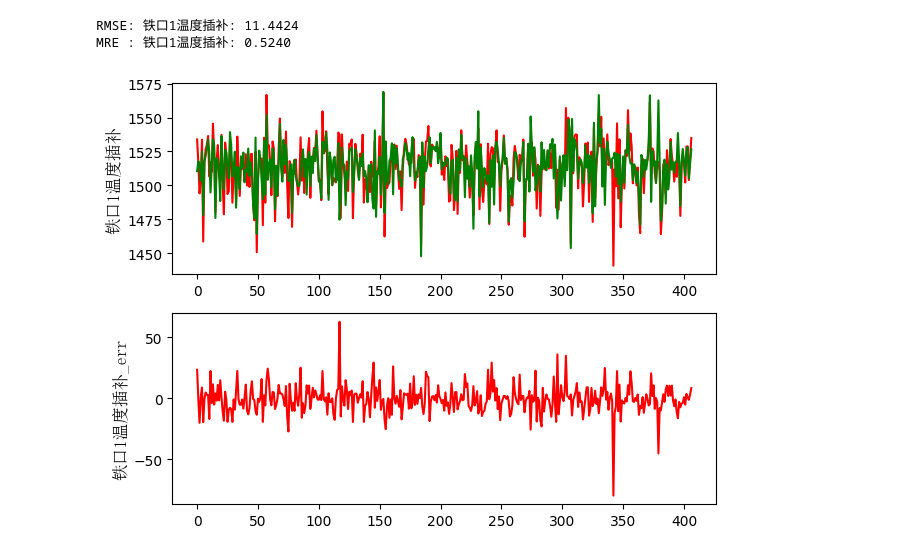
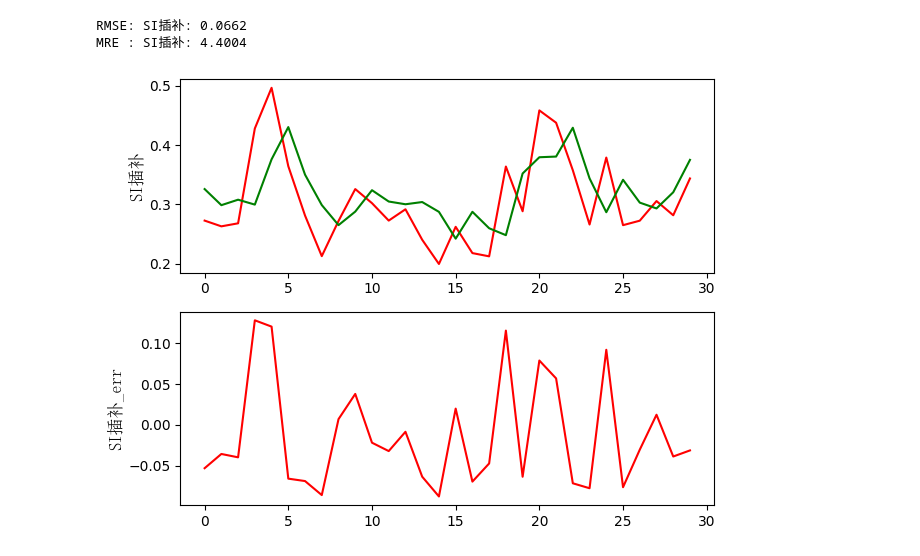
Before and after one commit to Mr-Kwok-2020/VScode, a Jupyter notebook: MPC/高炉/LSTM双向单个目标--高炉-预测控制.ipynb, the cells around one changed output. Cells and saved outputs as stored; diff of their text form; code cells hidden in the pictures.

```diff
--- a/MPC/高炉/LSTM双向单个目标--高炉-预测控制.ipynb
+++ b/MPC/高炉/LSTM双向单个目标--高炉-预测控制.ipynb
@@ -99,11 +165,11 @@ def plot_subplot(data_x,data_y,column,index_predict,index_gaolu):
 
 # length = 3000
 # start1 = 200
-# start2 = 4000
+# start2 = 4000   829
 
-length1 = 815
+length1 = 300
 start1 = 0
-length2 = 400
+length2 = 1200
 start2 = 0
 
 
@@ -192,6 +266,6 @@ print('每摄氏度的输出差：',(data3-data1)/(data4-data2))
 # %%
 # 组合训练数据--拆分训练、测试集
-test_size = 0.5
+test_size = 0.1
 def make_data(u1_data,u2_data,u3_data,u4_data,y1_data,test_size):
     u1_data = u1_data
     u2_data = u2_data
@@ -218,16 +292,16 @@ def make_data(u1_data,u2_data,u3_data,u4_data,y1_data,test_size):
 
 
 
-    X_train, X_test, y_train, y_test = train_test_split(X_reshaped, y_reshaped, test_size=test_size, random_state=42, shuffle=True)
+    # X_train, X_test, y_train, y_test = train_test_split(X_reshaped, y_reshaped, test_size=test_size, random_state=42, shuffle=True)
 
 
 
 
-    # # 计算划分点
-    # split_point = int(len(X_reshaped) * (1 - test_size))
-    # # 划分数据集
-    # X_train, X_test = X_reshaped[:split_point], X_reshaped[split_point:]
-    # y_train, y_test = y_reshaped[:split_point], y_reshaped[split_point:]
+    # 计算划分点
+    split_point = int(len(X_reshaped) * (1 - test_size))
+    # 划分数据集
+    X_train, X_test = X_reshaped[:split_point], X_reshaped[split_point:]
+    y_train, y_test = y_reshaped[:split_point], y_reshaped[split_point:]
 
     # print(X_reshaped)
     # print('gggggggg')
@@ -302,15 +384,18 @@ import torch.nn as nn
 import torch.optim as optim
 
 class MyRNNModel(torch.nn.Module):
-    def __init__(self,features_size,hidden_size):
+    def __init__(self,features_size,hidden_size,isbidirectional):
         super(MyRNNModel, self).__init__()
         self.lstm = nn.LSTM(
             input_size=features_size,
             hidden_size=hidden_size,
             batch_first=True,
-            bidirectional=True
+            bidirectional=isbidirectional
         )
-        self.fc = nn.Linear(2 * hidden_size, 1)
+        if isbidirectional:
+            self.fc = nn.Linear(2 * hidden_size, 1)
+        else:
+            self.fc = nn.Linear(hidden_size, 1)
 
     def forward(self, x):
         lstm_out, _ = self.lstm(x)
@@ -415,8 +515,10 @@ plt.show()
 # %%
 # 创建预测模型实例
 features_size = 9
-hidden_size = 16
-model = MyRNNModel(features_size = features_size, hidden_size = hidden_size)
+hidden_size = 64
+model = MyRNNModel(features_size = features_size,
+                    hidden_size = hidden_size,
+                    isbidirectional=True)
 epoch_sum = 0
 # %%
 # 预测模型训练
@@ -435,40 +540,41 @@ y_test = y_predict_test
 # y_pred_0 = y_pred_0[1:]
 # y_pred_1 = y_pred_1[1:]
 
+
 y_test_0 = scalers[output_term[0]].inverse_transform(y_test).flatten()
 y_pred_0_inverse_transform = scalers[output_term[0]].inverse_transform((y_pred_0)).flatten()
 
 rmse_0 = np.sqrt(mean_squared_error(y_test_0, y_pred_0_inverse_transform))
 
 # 计算
-mre_0 = np.mean(np.abs((y_test_0 - y_pred_0_inverse_transform) / y_test_0)) * 100
+mre_0 = np.mean(np.abs(sum((y_test_0 - y_pred_0_inverse_transform)**2) / sum(y_test_0**2))) * 100
 
 # 打印结果
 print(f"RMSE: {output_term[0]}: {rmse_0:.4f}")
 print(f"MRE : {output_term[0]}: { mre_0:.4f}")
 
 
 
 output0 = y_test_0 - y_pred_0_inverse_transform
 
 
 plt.subplot(2, 1, 1)
 plt.plot(y_test_0,'r')
 plt.plot(y_pred_0_inverse_transform,'g')
 plt.ylabel(output_term[0], fontproperties=font)  # 使用中文标签
 
 
 
 plt.subplot(2, 1, 2)
 plt.plot(output0,'r-')
 plt.ylabel(output_term[0]+'_err', fontproperties=font)  # 使用中文标签
 
 plt.tight_layout()
 plt.show()
 # %% [output]
-RMSE: 铁口1温度插补: 11.4424
-MRE : 铁口1温度插补: 0.5240
+RMSE: SI插补: 0.0662
+MRE : SI插补: 4.4004
-[figure, old version]
+[figure, new version]
 # %%
 y_pred_0 = model.my_predict(X_predict_test)
 y_pred_0_predict = scalers[output_term[0]].inverse_transform((y_pred_0).reshape(-1, 1)).flatten()
```
Also changed, not shown: parts of 23 cells of this notebook, 9 other files.
